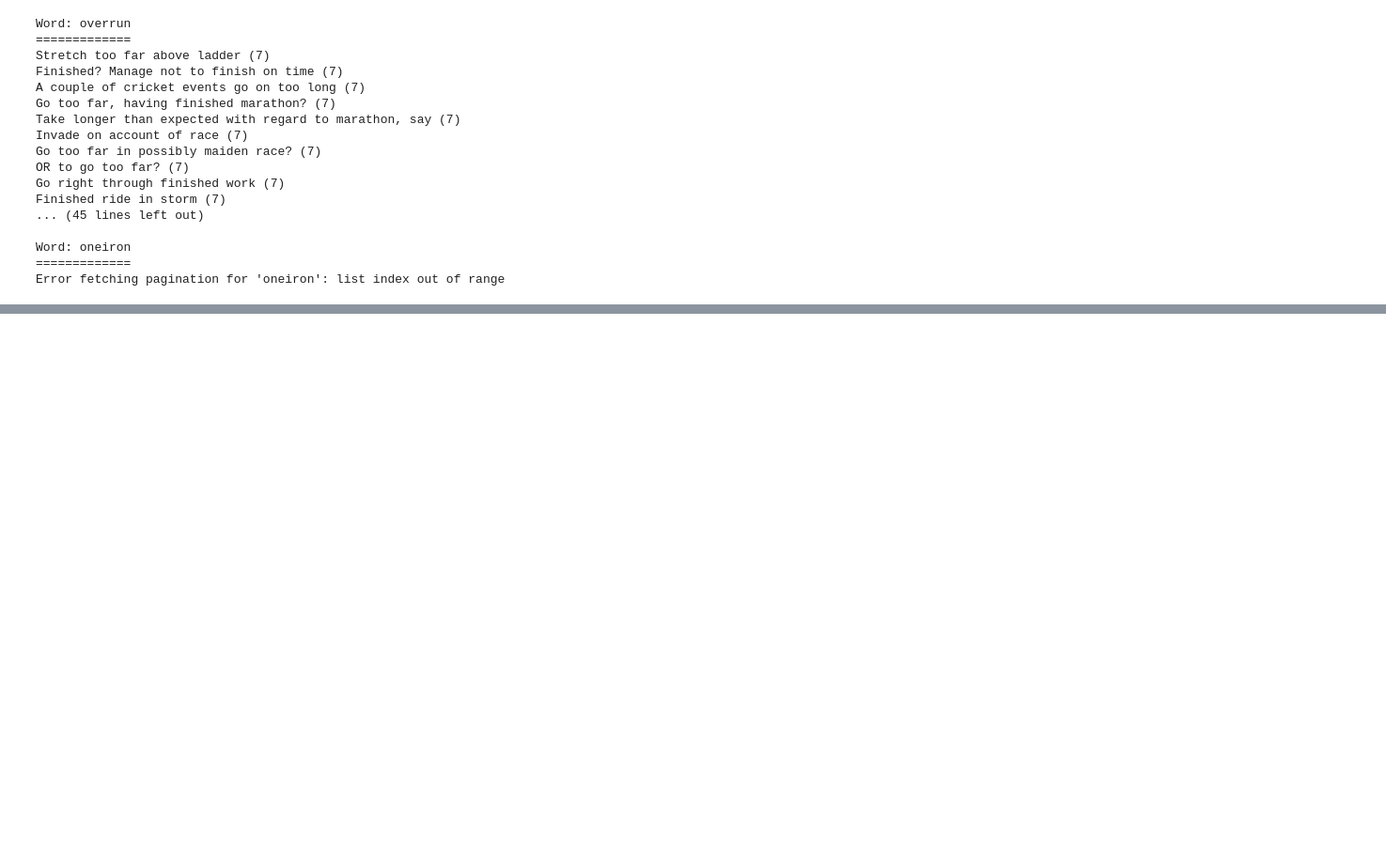
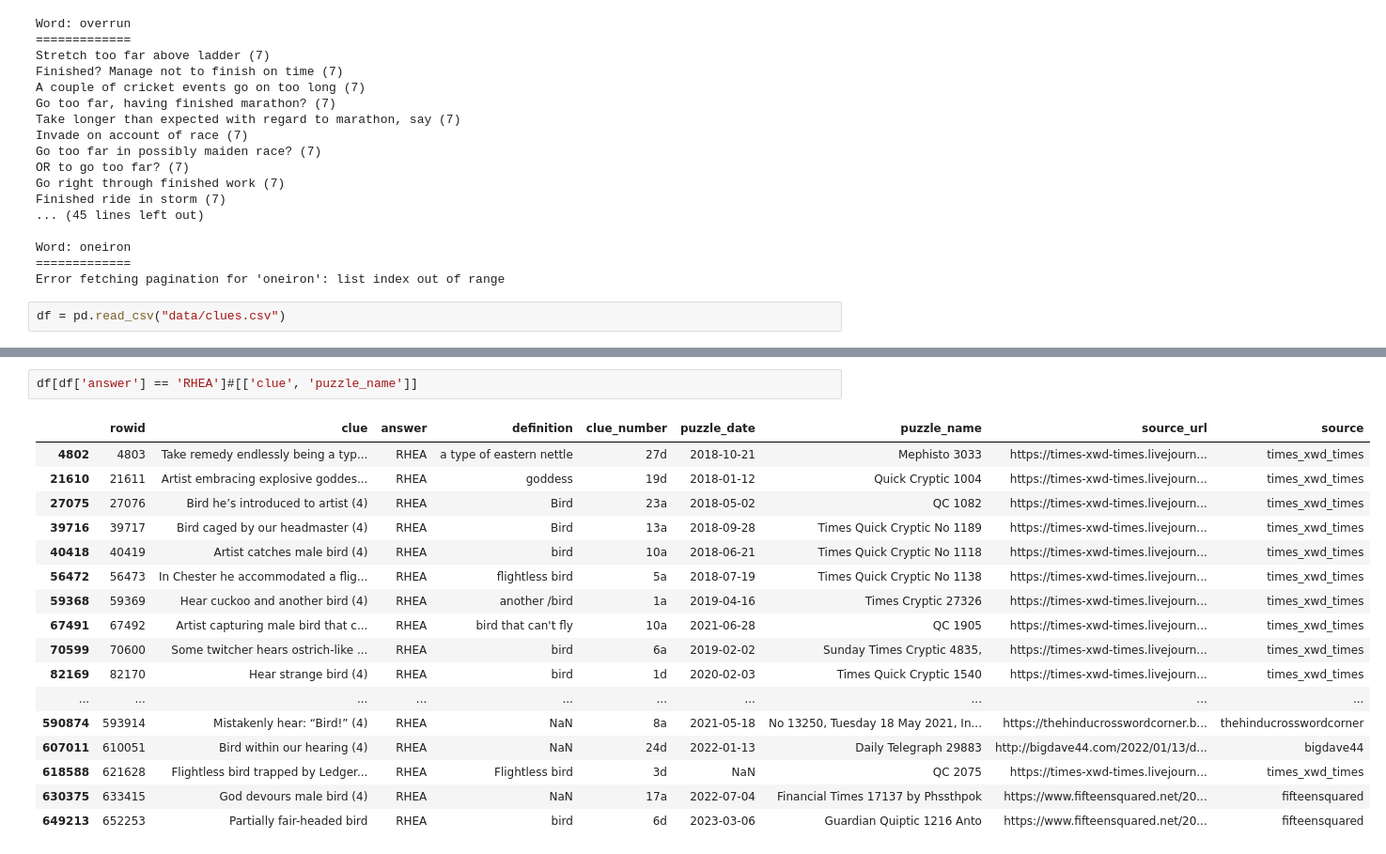
Before and after one commit to lucasglanville/anagrammer-scraper, a Jupyter notebook: Anagrammer cryptic clue scraping function.ipynb, the cells around one changed output, grey strips where cells are left out. Shown at 94% size. Drawn from its saved outputs; the diff is of its cells as text; blank space fills up the shorter version.

```diff
--- a/Anagrammer cryptic clue scraping function.ipynb
+++ b/Anagrammer cryptic clue scraping function.ipynb
@@ -176,3 +176,5 @@ Finished ride in storm (7)
 Word: oneiron
 =============
 Error fetching pagination for 'oneiron': list index out of range
+# %%
+df = pd.read_csv("data/clues.csv")
@@ -178,0 +197,20 @@ Error fetching pagination for 'oneiron': list index out of range
+# %%
+df[df['answer'] == 'RHEA']#[['clue', 'puzzle_name']]
+# %% [output]
+|  | rowid | clue | answer | definition | clue_number | puzzle_date | puzzle_name | source_url | source |
+| 4802 | 4803 | Take remedy endlessly being a typ... | RHEA | a type of eastern nettle | 27d | 2018-10-21 | Mephisto 3033 | https://times-xwd-times.livejourn... | times_xwd_times |
+| 21610 | 21611 | Artist embracing explosive goddes... | RHEA | goddess | 19d | 2018-01-12 | Quick Cryptic 1004 | https://times-xwd-times.livejourn... | times_xwd_times |
+| 27075 | 27076 | Bird he’s introduced to artist (4) | RHEA | Bird | 23a | 2018-05-02 | QC 1082 | https://times-xwd-times.livejourn... | times_xwd_times |
+| 39716 | 39717 | Bird caged by our headmaster (4) | RHEA | Bird | 13a | 2018-09-28 | Times Quick Cryptic No 1189 | https://times-xwd-times.livejourn... | times_xwd_times |
+| 40418 | 40419 | Artist catches male bird (4) | RHEA | bird | 10a | 2018-06-21 | Times Quick Cryptic No 1118 | https://times-xwd-times.livejourn... | times_xwd_times |
+| 56472 | 56473 | In Chester he accommodated a flig... | RHEA | flightless bird | 5a | 2018-07-19 | Times Quick Cryptic No 1138 | https://times-xwd-times.livejourn... | times_xwd_times |
+| 59368 | 59369 | Hear cuckoo and another bird (4) | RHEA | another /bird | 1a | 2019-04-16 | Times Cryptic 27326 | https://times-xwd-times.livejourn... | times_xwd_times |
+| 67491 | 67492 | Artist capturing male bird that c... | RHEA | bird that can't fly | 10a | 2021-06-28 | QC 1905 | https://times-xwd-times.livejourn... | times_xwd_times |
+| 70599 | 70600 | Some twitcher hears ostrich-like ... | RHEA | bird | 6a | 2019-02-02 | Sunday Times Cryptic 4835, | https://times-xwd-times.livejourn... | times_xwd_times |
+| 82169 | 82170 | Hear strange bird (4) | RHEA | bird | 1d | 2020-02-03 | Times Quick Cryptic 1540 | https://times-xwd-times.livejourn... | times_xwd_times |
+| ... | ... | ... | ... | ... | ... | ... | ... | ... | ... |
+| 590874 | 593914 | Mistakenly hear: “Bird!” (4) | RHEA | NaN | 8a | 2021-05-18 | No 13250, Tuesday 18 May 2021, In... | https://thehinducrosswordcorner.b... | thehinducrosswordcorner |
+| 607011 | 610051 | Bird within our hearing (4) | RHEA | NaN | 24d | 2022-01-13 | Daily Telegraph 29883 | http://bigdave44.com/2022/01/13/d... | bigdave44 |
+| 618588 | 621628 | Flightless bird trapped by Ledger... | RHEA | Flightless bird | 3d | NaN | QC 2075 | https://times-xwd-times.livejourn... | times_xwd_times |
+| 630375 | 633415 | God devours male bird (4) | RHEA | NaN | 17a | 2022-07-04 | Financial Times 17137 by Phssthpok | https://www.fifteensquared.net/20... | fifteensquared |
+| 649213 | 652253 | Partially fair-headed bird | RHEA | bird | 6d | 2023-03-06 | Guardian Quiptic 1216 Anto | https://www.fifteensquared.net/20... | fifteensquared |
```
Also changed, not shown: parts of 2 cells of this notebook, 1 other file.
